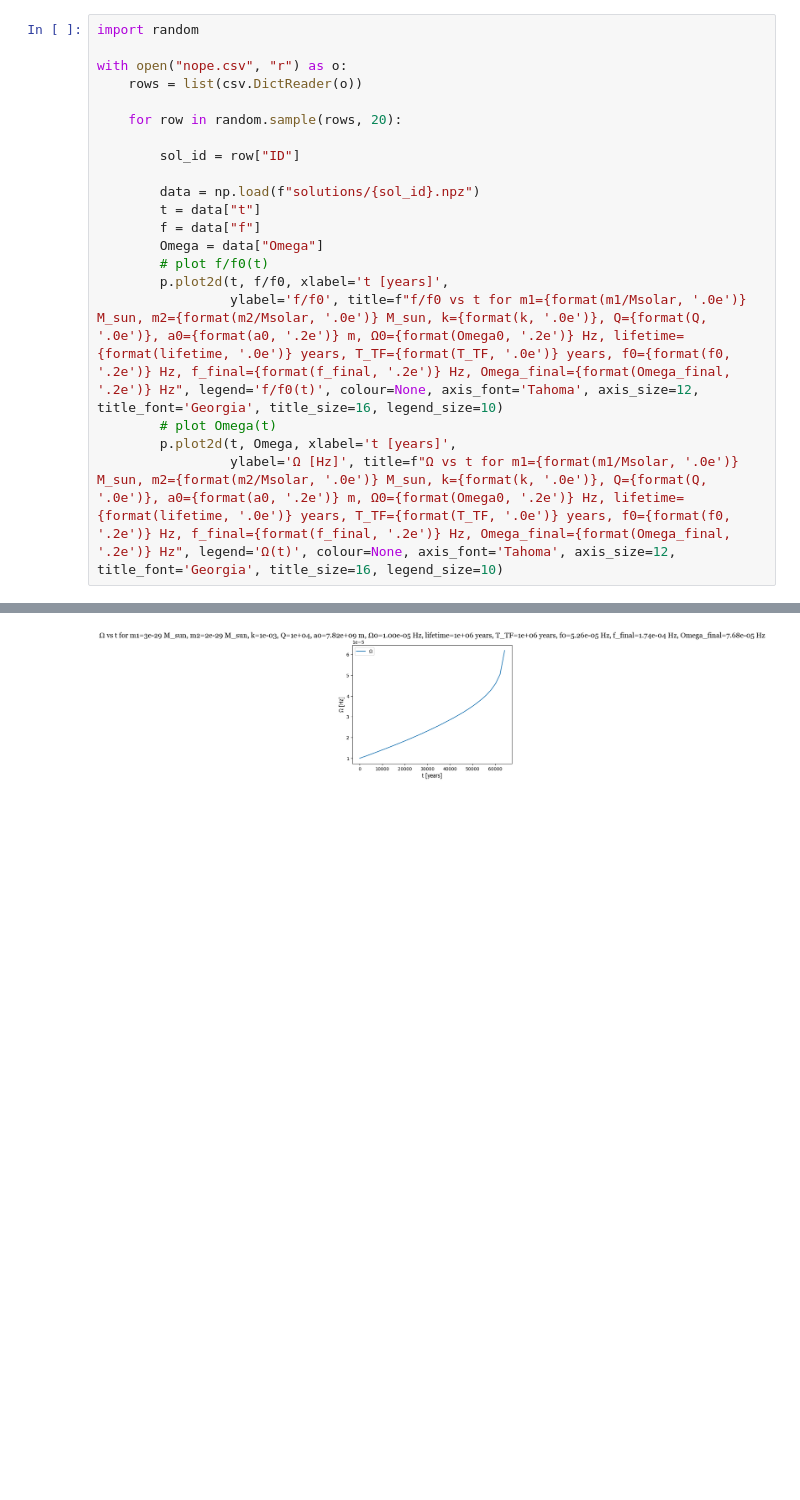
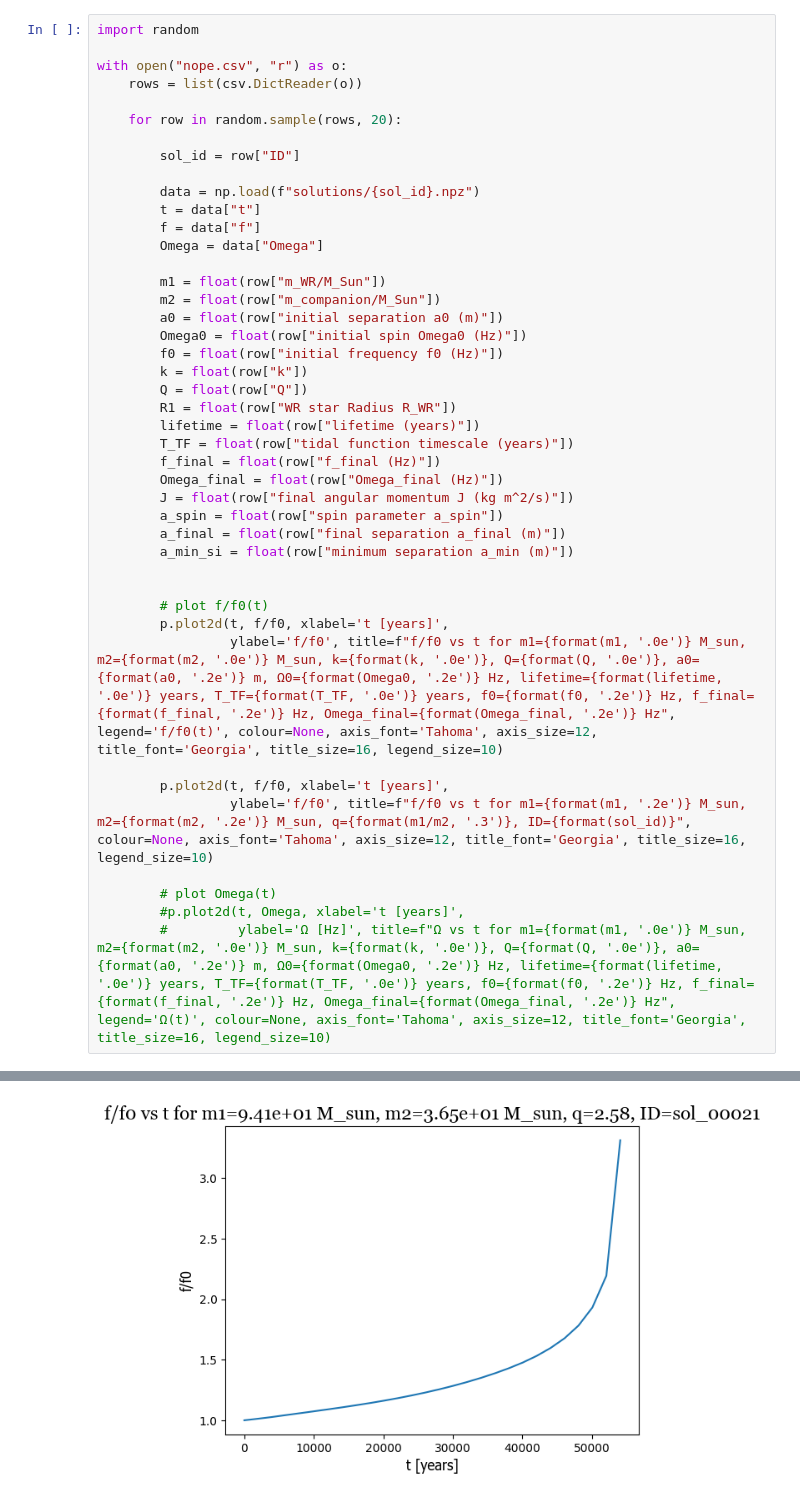
Before and after one commit to Nyaa394/Tidal-Spin-Up-in-Wolf-Rayet-Stars, a Jupyter notebook: not_ok_but_maybe_check.ipynb, the cells around one changed output, grey strips where cells are left out. Saved outputs shown, nothing was run; the diff lists cells and outputs as text; blank space fills up the shorter version.

```diff
--- a/not_ok_but_maybe_check.ipynb
+++ b/not_ok_but_maybe_check.ipynb
@@ -79,10 +79,33 @@ with open("nope.csv", "r") as o:
         t = data["t"]
         f = data["f"]
         Omega = data["Omega"]
+
+        m1 = float(row["m_WR/M_Sun"])
+        m2 = float(row["m_companion/M_Sun"])
+        a0 = float(row["initial separation a0 (m)"])
+        Omega0 = float(row["initial spin Omega0 (Hz)"])
+        f0 = float(row["initial frequency f0 (Hz)"])
+        k = float(row["k"])
+        Q = float(row["Q"])
+        R1 = float(row["WR star Radius R_WR"])
+        lifetime = float(row["lifetime (years)"])
+        T_TF = float(row["tidal function timescale (years)"])
+        f_final = float(row["f_final (Hz)"])
+        Omega_final = float(row["Omega_final (Hz)"])
+        J = float(row["final angular momentum J (kg m^2/s)"])
+        a_spin = float(row["spin parameter a_spin"])
+        a_final = float(row["final separation a_final (m)"])
+        a_min_si = float(row["minimum separation a_min (m)"])
+
+
         # plot f/f0(t)
         p.plot2d(t, f/f0, xlabel='t [years]',
-                 ylabel='f/f0', title=f"f/f0 vs t for m1={format(m1/Msolar, '.0e')} M_sun, m2={format(m2/Msolar, '.0e')} M_sun, k={format(k, '.0e')}, Q={format(Q, '.0e')}, a0={format(a0, '.2e')} m, Ω0={format(Omega0, '.2e')} Hz, lifetime={format(lifetime, '.0e')} years, T_TF={format(T_TF, '.0e')} years, f0={format(f0, '.2e')} Hz, f_final={format(f_final, '.2e')} Hz, Omega_final={format(Omega_final, '.2e')} Hz", legend='f/f0(t)', colour=None, axis_font='Tahoma', axis_size=12, title_font='Georgia', title_size=16, legend_size=10)
+                 ylabel='f/f0', title=f"f/f0 vs t for m1={format(m1, '.0e')} M_sun, m2={format(m2, '.0e')} M_sun, k={format(k, '.0e')}, Q={format(Q, '.0e')}, a0={format(a0, '.2e')} m, Ω0={format(Omega0, '.2e')} Hz, lifetime={format(lifetime, '.0e')} years, T_TF={format(T_TF, '.0e')} years, f0={format(f0, '.2e')} Hz, f_final={format(f_final, '.2e')} Hz, Omega_final={format(Omega_final, '.2e')} Hz", legend='f/f0(t)', colour=None, axis_font='Tahoma', axis_size=12, title_font='Georgia', title_size=16, legend_size=10)
+
+        p.plot2d(t, f/f0, xlabel='t [years]',
+                 ylabel='f/f0', title=f"f/f0 vs t for m1={format(m1, '.2e')} M_sun, m2={format(m2, '.2e')} M_sun, q={format(m1/m2, '.3')}, ID={format(sol_id)}", colour=None, axis_font='Tahoma', axis_size=12, title_font='Georgia', title_size=16, legend_size=10)
+
         # plot Omega(t)
-        p.plot2d(t, Omega, xlabel='t [years]',
-                 ylabel='Ω [Hz]', title=f"Ω vs t for m1={format(m1/Msolar, '.0e')} M_sun, m2={format(m2/Msolar, '.0e')} M_sun, k={format(k, '.0e')}, Q={format(Q, '.0e')}, a0={format(a0, '.2e')} m, Ω0={format(Omega0, '.2e')} Hz, lifetime={format(lifetime, '.0e')} years, T_TF={format(T_TF, '.0e')} years, f0={format(f0, '.2e')} Hz, f_final={format(f_final, '.2e')} Hz, Omega_final={format(Omega_final, '.2e')} Hz", legend='Ω(t)', colour=None, axis_font='Tahoma', axis_size=12, title_font='Georgia', title_size=16, legend_size=10)
+        #p.plot2d(t, Omega, xlabel='t [years]',
+        #         ylabel='Ω [Hz]', title=f"Ω vs t for m1={format(m1, '.0e')} M_sun, m2={format(m2, '.0e')} M_sun, k={format(k, '.0e')}, Q={format(Q, '.0e')}, a0={format(a0, '.2e')} m, Ω0={format(Omega0, '.2e')} Hz, lifetime={format(lifetime, '.0e')} years, T_TF={format(T_TF, '.0e')} years, f0={format(f0, '.2e')} Hz, f_final={format(f_final, '.2e')} Hz, Omega_final={format(Omega_final, '.2e')} Hz", legend='Ω(t)', colour=None, axis_font='Tahoma', axis_size=12, title_font='Georgia', title_size=16, legend_size=10)
 # %% [output]
@@ -90 +113 @@ with open("nope.csv", "r") as o:
-[figure, old version]
+[figure, new version]
```
Also changed, not shown: parts of 2 cells of this notebook, 11 other files.
